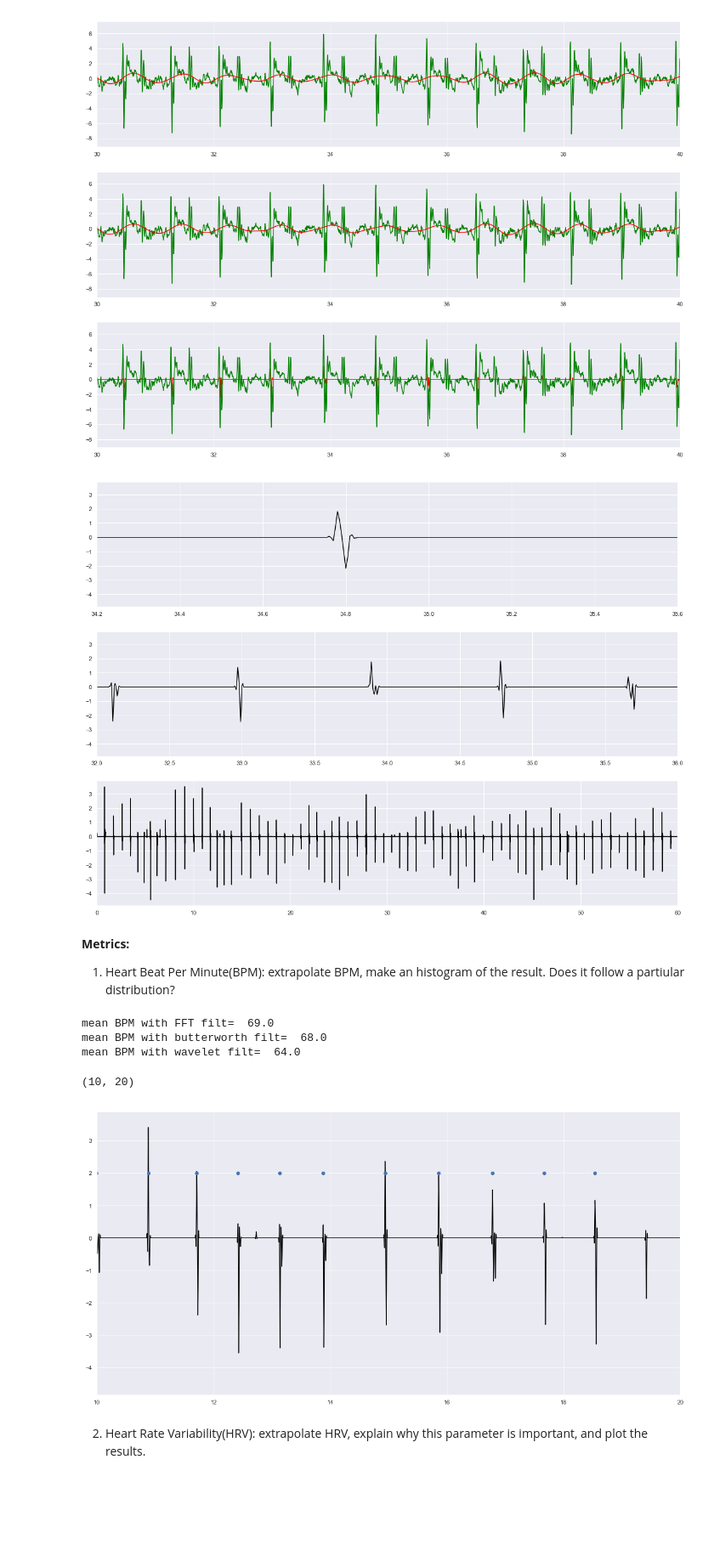
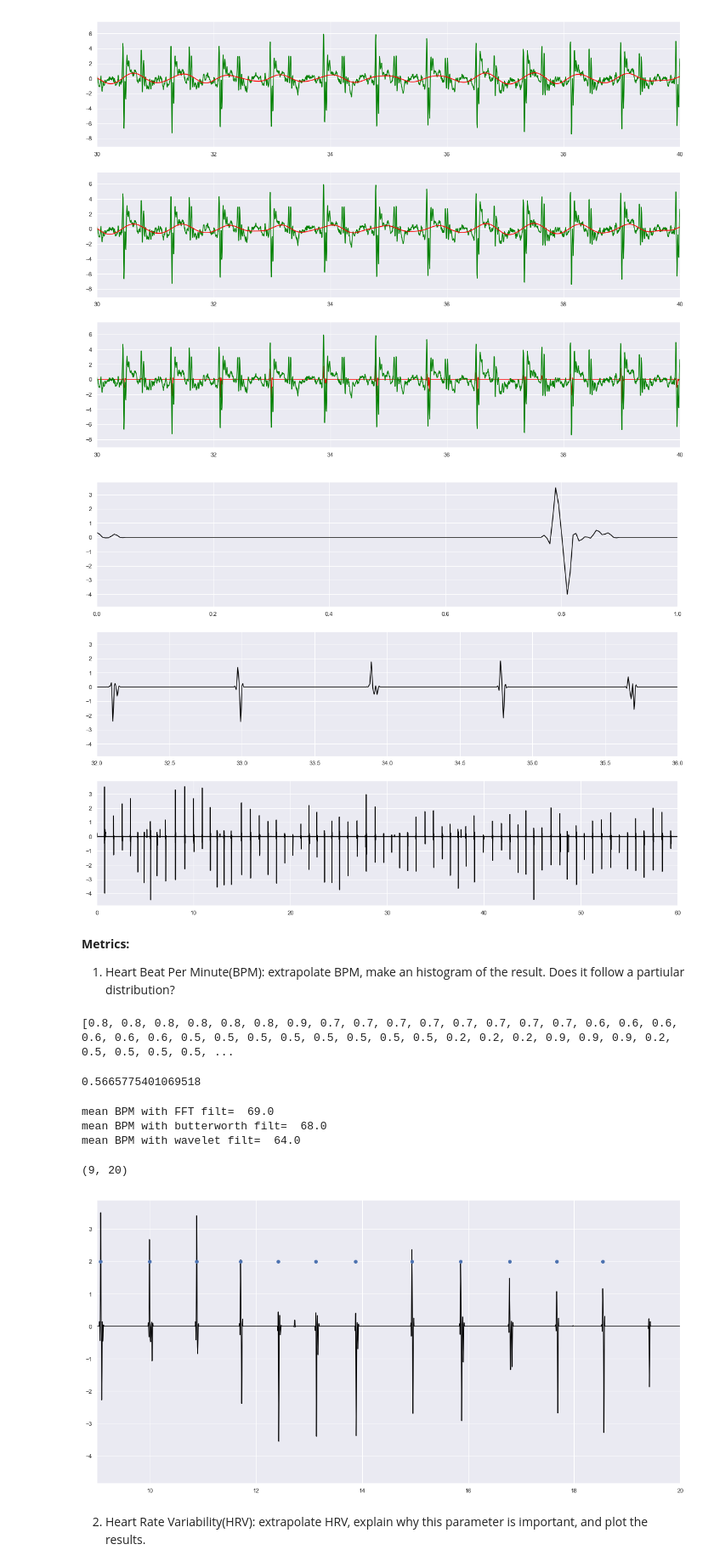
Before and after one commit to CrostaBot/HeartRateEstimation, a Jupyter notebook: SCG.ipynb, the cells around one changed output. Shown at 85% size. Saved outputs shown, nothing was run; the diff lists cells and outputs as text; code cells hidden in the pictures; blank space fills up the shorter version.

```diff
--- a/SCG.ipynb
+++ b/SCG.ipynb
@@ -435,7 +435,7 @@ plt.show()
 figure, axis = plt.subplots(3, 1, figsize = (20, 15))
 
 axis[0].plot(time, sig_filt_wavelet, 'black')
-axis[0].set_xlim([34.2,35.6])
+axis[0].set_xlim([0,1])
 
 axis[1].plot(time, sig_filt_wavelet, 'black')
 axis[1].set_xlim([32,36])
@@ -445,8 +445,30 @@ axis[2].set_xlim([0,60])
 
 plt.show()
 # %% [output]
-[figure, old version]
+[figure, new version]
 # %% [markdown]
 **Metrics:**
 
 1. Heart Beat Per Minute(BPM): extrapolate BPM, make an histogram of the result. Does it follow a partiular distribution?
+# %%
+# Create histogram
+# FIND ALL PEAKS ASSOCIATI AL SECONDO, PER TROVARE IL PASSO
+
+peak_times = []
+peak_time = 0
+
+for i in range(1, len(sig_filt_wavelet)):
+    if abs(sig_filt_wavelet[i]) > 0.:
+        peak_time = i/200
+        peak_time = round(peak_time % 1, 1)
+        peak_times.append(peak_time)
+
+print(peak_times)
+# %% [output]
+[0.8, 0.8, 0.8, 0.8, 0.8, 0.8, 0.9, 0.7, 0.7, 0.7, 0.7, 0.7, 0.7, 0.7, 0.7, 0.6, 0.6, 0.6, 0.6, 0.6, 0.6, 0.5, 0.5, 0.5, 0.5, 0.5, 0.5, 0.5, 0.5, 0.2, 0.2, 0.2, 0.9, 0.9, 0.9, 0.2, 0.5, 0.5, 0.5, 0.5, ...
+# %%
+import statistics
+
+print(statistics.mean(peak_times)) #BPM = 60 / mean
+# %% [output]
+0.5665775401069518
@@ -454,7 +480,7 @@ plt.show()
 #cerco i picchi (battiti)
 peaks_fft,_ = find_peaks(sig_filt_fft, height=0.2, threshold=None, distance=fs/hf, prominence=0.4, width=None, wlen=None, rel_height=0.5, plateau_size=None)
 peaks_butt,_ = find_peaks(sig_filt_butter, height=0.2, threshold=None, distance=fs/hf, prominence=0.4, width=None, wlen=None, rel_height=0.5, plateau_size=None)
-peaks_wavelet,_ = find_peaks(sig_filt_wavelet, height=-0.2, threshold=None, distance=fs/hf, prominence=0.4, width=None, wlen=None, rel_height=0.5, plateau_size=None)
+peaks_wavelet,_ = find_peaks(sig_filt_wavelet, height=0.2, threshold=None, distance=fs/hf, prominence=0.4, width=None, wlen=None, rel_height=0.5, plateau_size=None)
 print("mean BPM with FFT filt= ",len(peaks_fft)*60/(len(sig_filt_fft)/fs))
 print("mean BPM with butterworth filt= ",len(peaks_butt)*60/(len(sig_filt_butter)/fs))
 print("mean BPM with wavelet filt= ",len(peaks_wavelet)*60/(len(sig_filt_wavelet)/fs))
@@ -465,15 +491,15 @@ mean BPM with wavelet filt=  64.0
 # %%
 array = np.full(len(peaks_wavelet), 2)
 
 plt.figure(figsize=(20, 10))
 plt.plot(time, sig_filt_wavelet, 'black')
 plt.plot(peaks_wavelet/200, array, 'o')
-plt.xlim(10,20)
+plt.xlim(9,20)
 
 # TODO: DA FARE
 # %% [output]
-(10, 20)
+(9, 20)
-[figure, old version]
+[figure, new version]
 # %% [markdown]
 2. Heart Rate Variability(HRV): extrapolate HRV, explain why this parameter is important, and plot the results.
 # %% [markdown]
```
Also changed, not shown: parts of 1 cell of this notebook.
